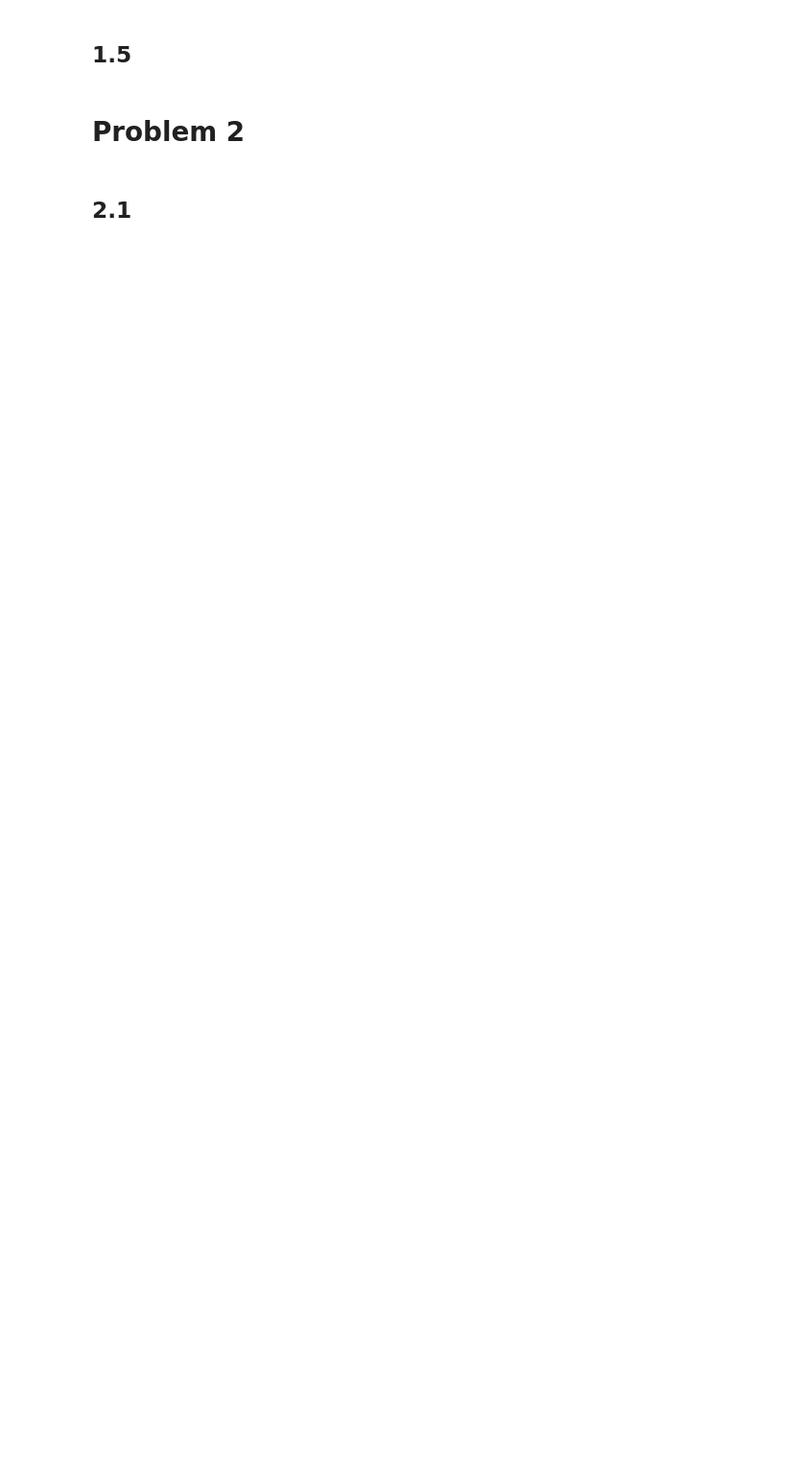
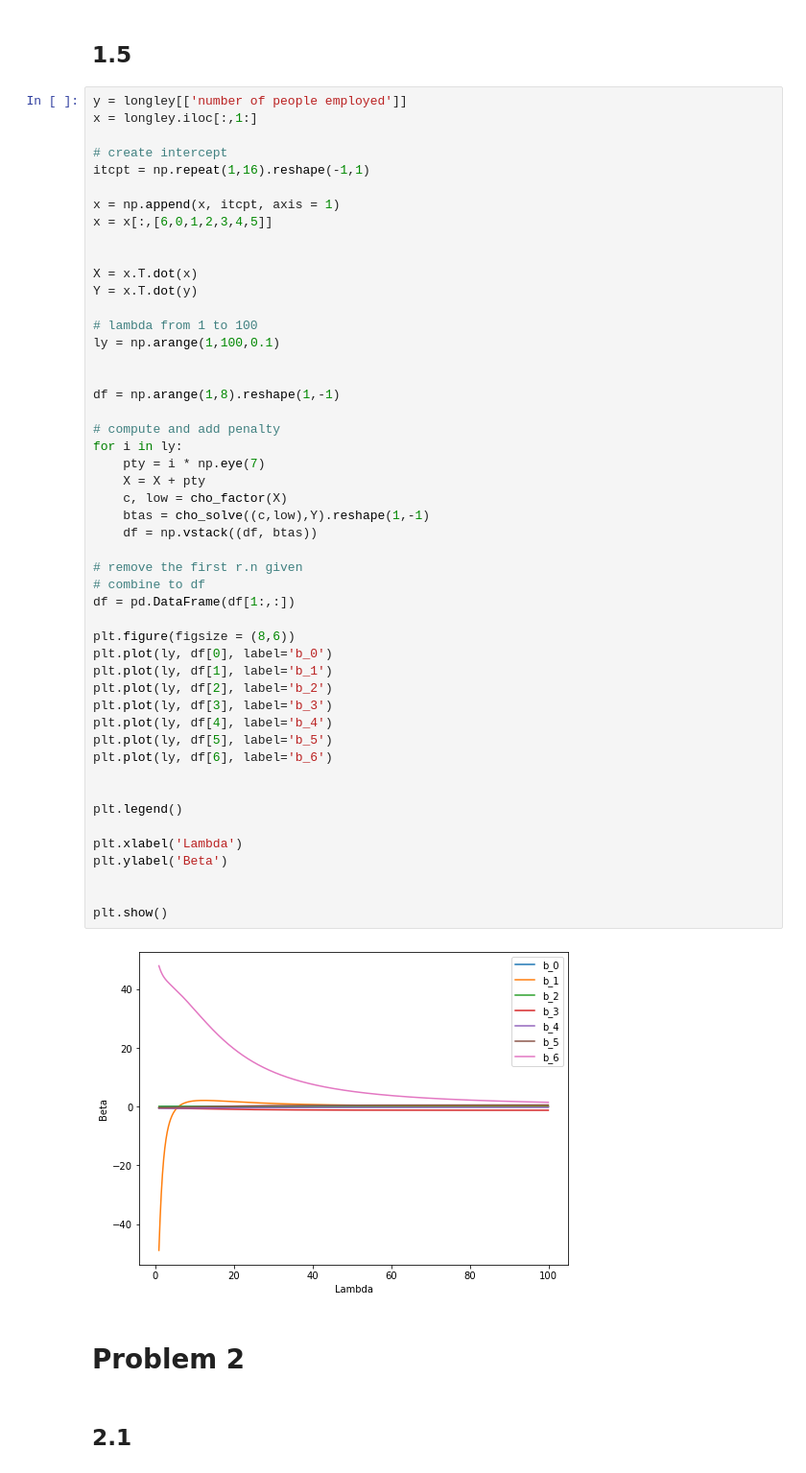
Before and after one commit to sgwlee96/STA-141C, a Jupyter notebook: Sungwon_Lee_hw2.ipynb, the cells around one changed output. Shown at 96% size. Cells and saved outputs as stored; diff of their text form; blank space fills up the shorter version.

```diff
--- a/Sungwon_Lee_hw2.ipynb
+++ b/Sungwon_Lee_hw2.ipynb
@@ -254,5 +393,56 @@ print(f"[QR decomposition] The standard error is {sterror(xhat[1:])} and the var
 # %% [markdown]
 ## 1.5
+# %%
+y = longley[['number of people employed']]
+x = longley.iloc[:,1:]
+
+# create intercept
+itcpt = np.repeat(1,16).reshape(-1,1)
+
+x = np.append(x, itcpt, axis = 1)
+x = x[:,[6,0,1,2,3,4,5]]
+
+
+X = x.T.dot(x)
+Y = x.T.dot(y)
+
+# lambda from 1 to 100
+ly = np.arange(1,100,0.1)
+
+
+df = np.arange(1,8).reshape(1,-1)
+
+# compute and add penalty
+for i in ly:
+    pty = i * np.eye(7)
+    X = X + pty
+    c, low = cho_factor(X)
+    btas = cho_solve((c,low),Y).reshape(1,-1)
+    df = np.vstack((df, btas))
+
+# remove the first r.n given
+# combine to df
+df = pd.DataFrame(df[1:,:])
+
+plt.figure(figsize = (8,6))
+plt.plot(ly, df[0], label='b_0')
+plt.plot(ly, df[1], label='b_1')
+plt.plot(ly, df[2], label='b_2')
+plt.plot(ly, df[3], label='b_3')
+plt.plot(ly, df[4], label='b_4')
+plt.plot(ly, df[5], label='b_5')
+plt.plot(ly, df[6], label='b_6')
+
+
+plt.legend()
+
+plt.xlabel('Lambda')
+plt.ylabel('Beta')
+
+
+plt.show()
+# %% [output]
+[figure, added]
 # %% [markdown]
 # Problem 2
 # %% [markdown]
```
Also changed, not shown: parts of 32 cells of this notebook.
